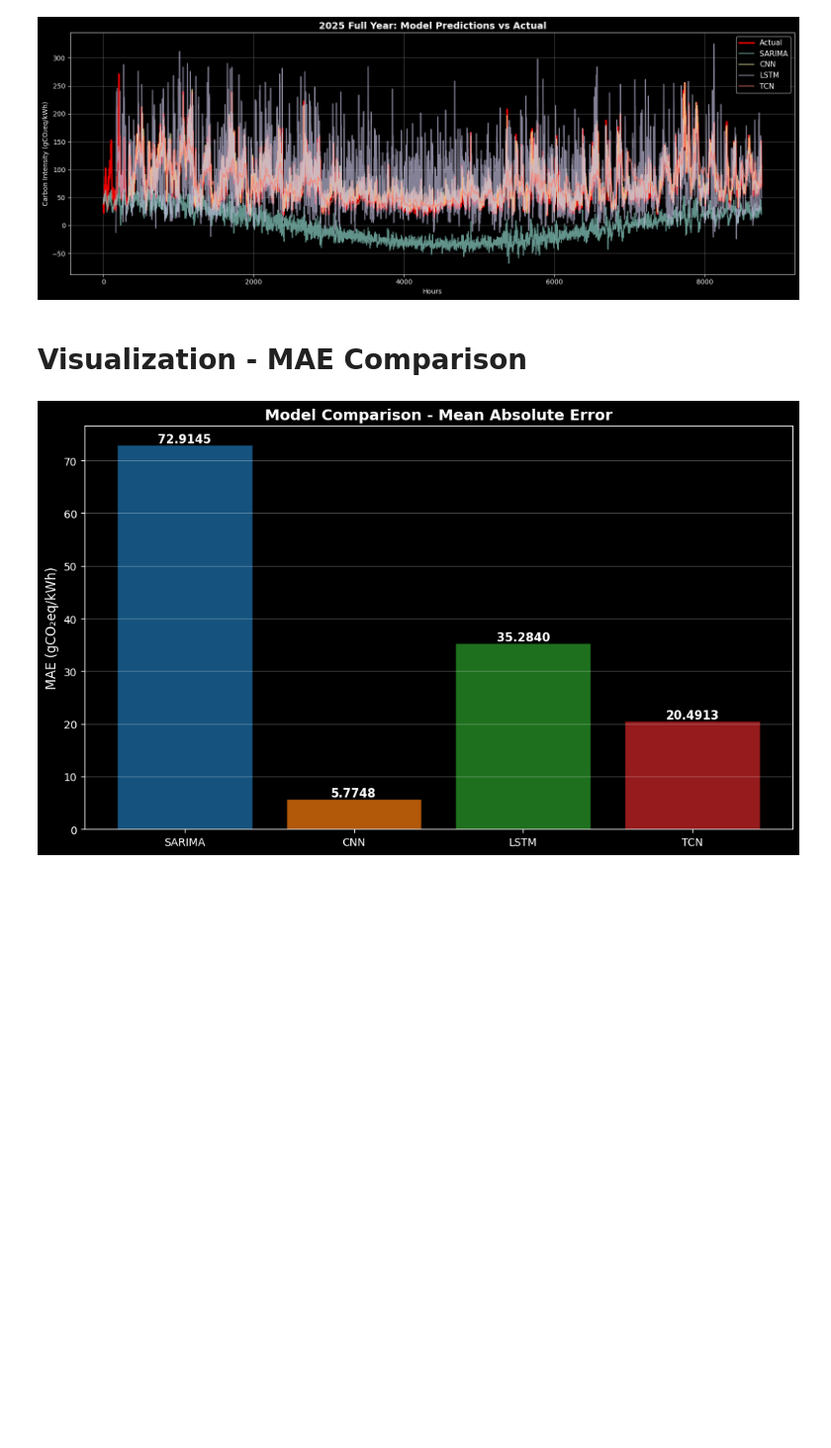
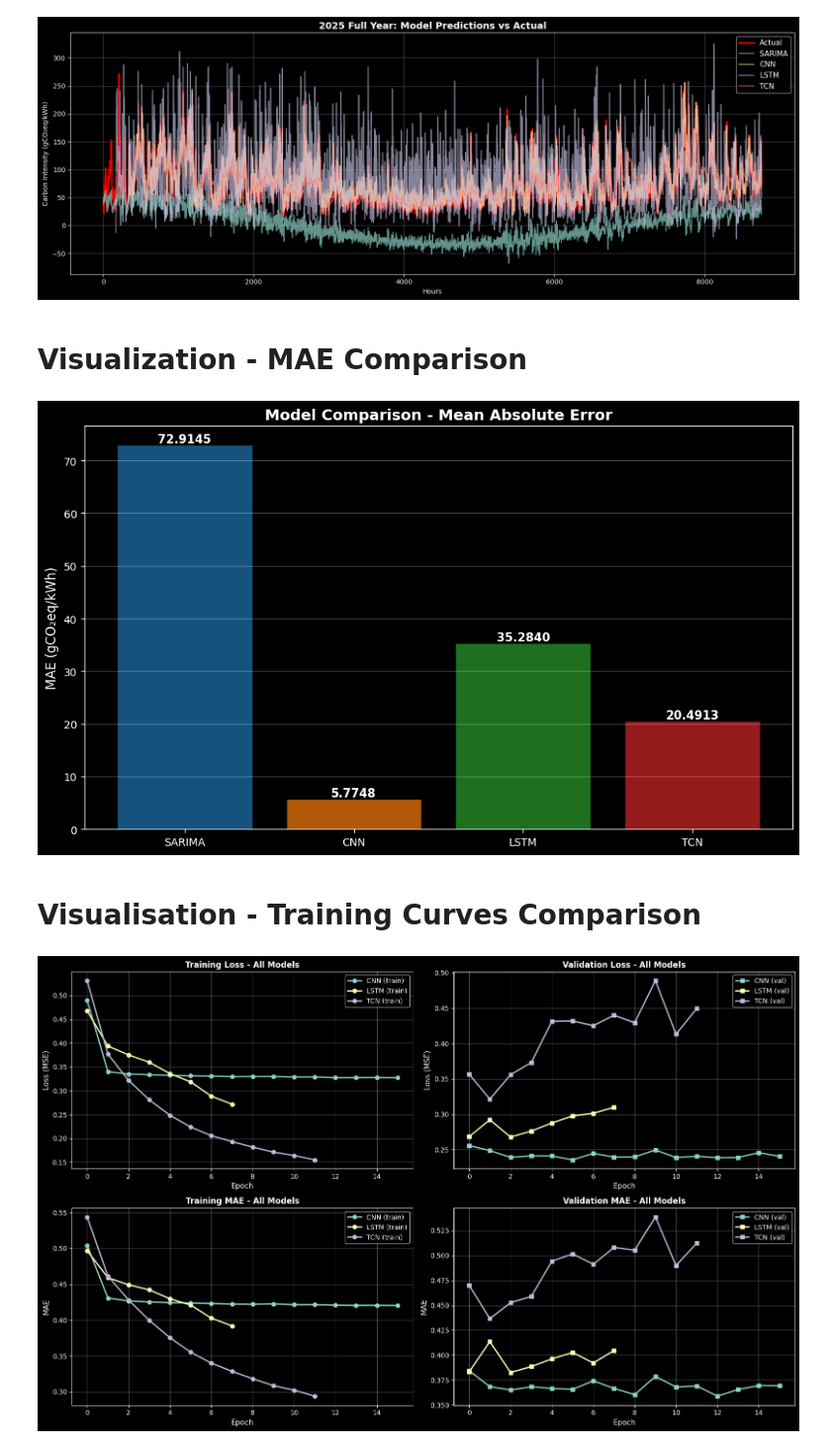
Before and after one commit to The-European-Avengers/MAJJ-ADL-eris, a Jupyter notebook: ml/model_comparison.ipynb, the cells around one changed output. Shown at 99% size. Cells and saved outputs as stored; diff of their text form; code cells hidden in the pictures; blank space fills up the shorter version.

Commit message:
Added sarima training logs and comparison plots

```diff
--- a/ml/model_comparison.ipynb
+++ b/ml/model_comparison.ipynb
@@ -428,3 +428,76 @@ if results:
     plt.show()
 # %% [output]
 [figure]
+# %% [markdown]
+# Visualisation - Training Curves Comparison
+# %%
+MODEL_LOGS = {
+    'CNN': 'training_log_cnn.csv',
+    'LSTM': 'training_log_lstm.csv',
+    'TCN': 'training_log_tcn.csv',
+}
+
+# Load training histories
+training_histories = {}
+for model_name, log_file in MODEL_LOGS.items():
+    training_histories[model_name] = pd.read_csv(log_file)
+
+
+# Create figure with subplots
+fig, axes = plt.subplots(2, 2, figsize=(16, 10))
+
+# Plot 1: Training Loss Comparison
+ax = axes[0, 0]
+for model_name, history in training_histories.items():
+    ax.plot(history['epoch'], history['loss'], marker='o', label=f'{model_name} (train)', linewidth=2)
+ax.set_xlabel('Epoch', fontsize=11)
+ax.set_ylabel('Loss (MSE)', fontsize=11)
+ax.set_title('Training Loss - All Models', fontsize=12, fontweight='bold')
+ax.legend(loc='best')
+ax.grid(True, alpha=0.3)
+
+# Plot 2: Validation Loss Comparison
+ax = axes[0, 1]
+for model_name, history in training_histories.items():
+    ax.plot(history['epoch'], history['val_loss'], marker='s', label=f'{model_name} (val)', linewidth=2)
+ax.set_xlabel('Epoch', fontsize=11)
+ax.set_ylabel('Loss (MSE)', fontsize=11)
+ax.set_title('Validation Loss - All Models', fontsize=12, fontweight='bold')
+ax.legend(loc='best')
+ax.grid(True, alpha=0.3)
+
+# Plot 3: Training MAE Comparison
+ax = axes[1, 0]
+for model_name, history in training_histories.items():
+    ax.plot(history['epoch'], history['mae'], marker='o', label=f'{model_name} (train)', linewidth=2)
+ax.set_xlabel('Epoch', fontsize=11)
+ax.set_ylabel('MAE', fontsize=11)
+ax.set_title('Training MAE - All Models', fontsize=12, fontweight='bold')
+ax.legend(loc='best')
+ax.grid(True, alpha=0.3)
+
+# Plot 4: Validation MAE Comparison
+ax = axes[1, 1]
+for model_name, history in training_histories.items():
+    ax.plot(history['epoch'], history['val_mae'], marker='s', label=f'{model_name} (val)', linewidth=2)
+ax.set_xlabel('Epoch', fontsize=11)
+ax.set_ylabel('MAE', fontsize=11)
+ax.set_title('Validation MAE - All Models', fontsize=12, fontweight='bold')
+ax.legend(loc='best')
+ax.grid(True, alpha=0.3)
+
+plt.tight_layout()
+plt.show()
+
+# Optional: Print summary statistics
+
+for model_name, history in training_histories.items():
+    best_val_loss_idx = history['val_loss'].idxmin()
+    print(f"\n{model_name}:")
+    print(f"  Best epoch: {int(history.loc[best_val_loss_idx, 'epoch'])}")
+    print(f"  Best val_loss: {history.loc[best_val_loss_idx, 'val_loss']:.6f}")
+    print(f"  Best val_mae: {history.loc[best_val_loss_idx, 'val_mae']:.6f}")
+    print(f"  Final train_loss: {history.iloc[-1]['loss']:.6f}")
+    print(f"  Final val_loss: {history.iloc[-1]['val_loss']:.6f}")
+# %% [output]
+[figure, added]
```
Also changed, not shown: parts of 1 cell of this notebook, 5 other files.
